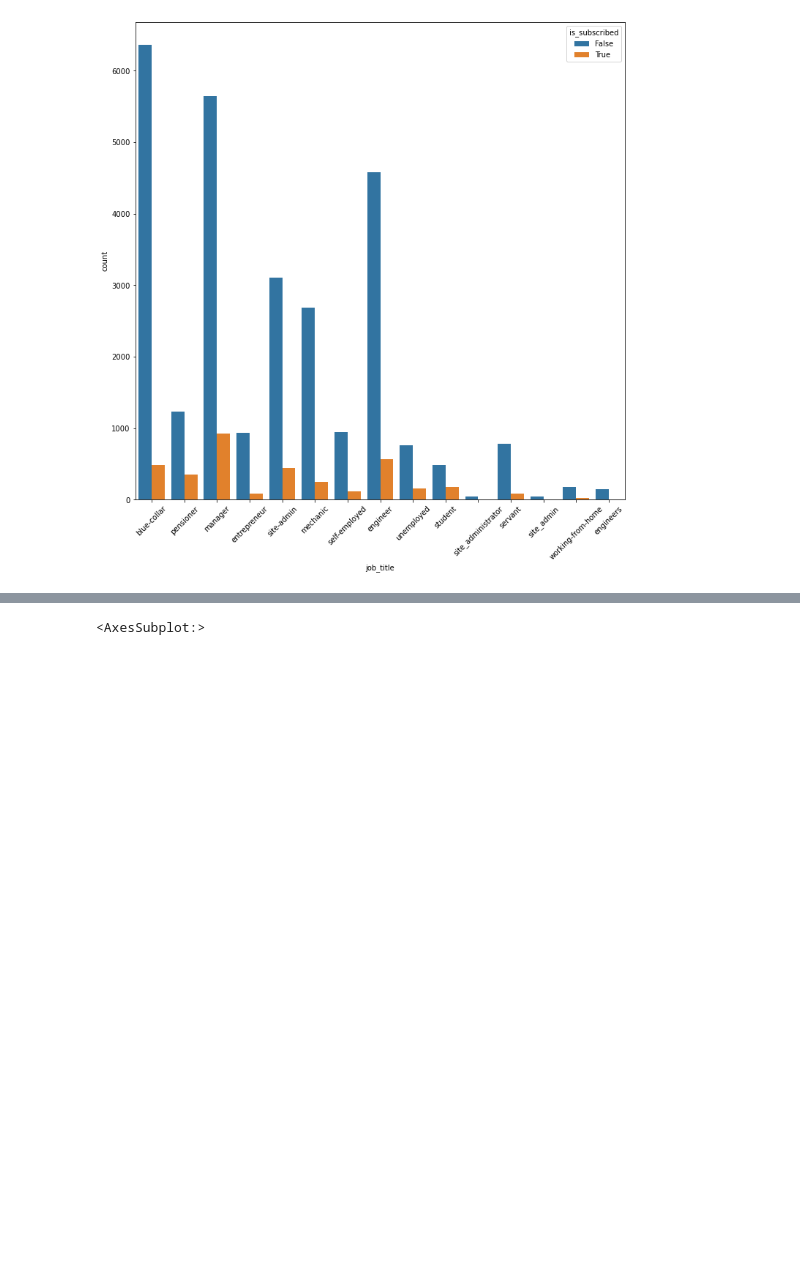
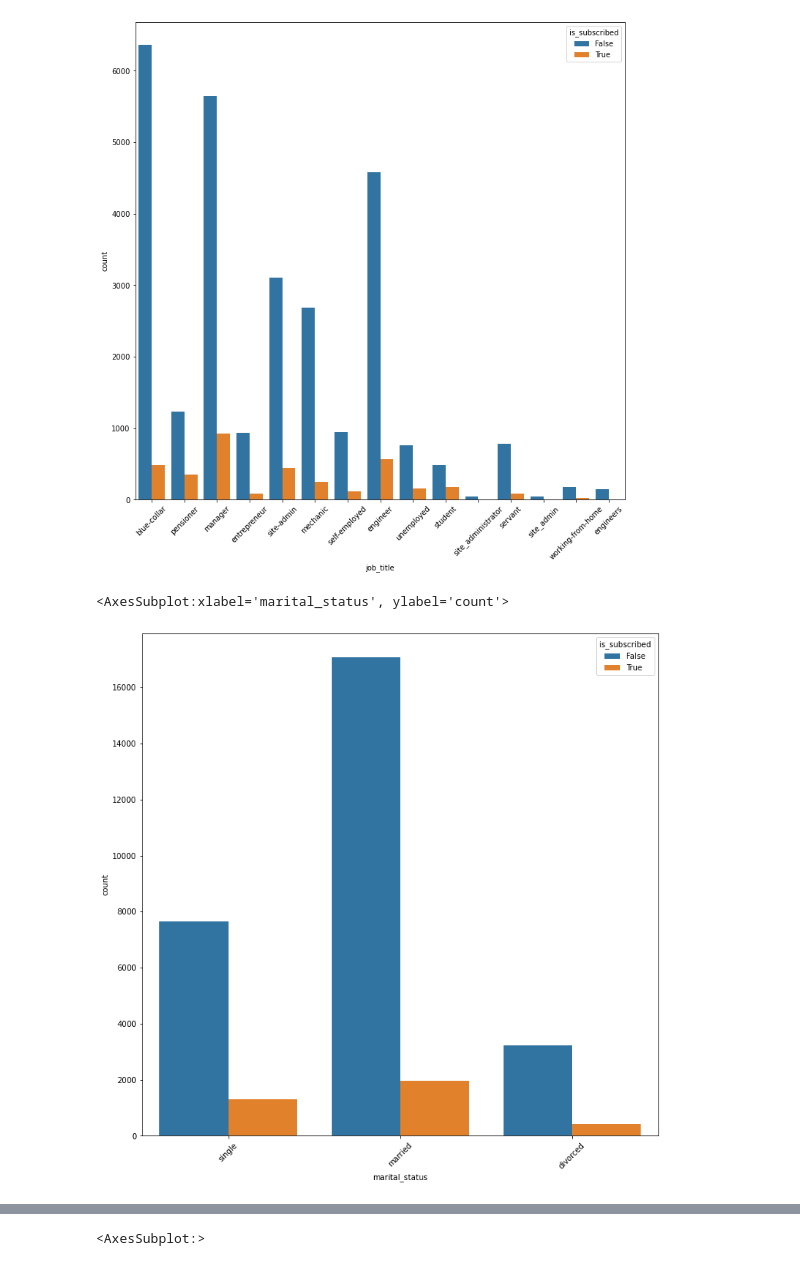
Before and after one commit to aliyusifov99/iba-competition, a Jupyter notebook: visualizations.ipynb, the cells around one changed output, grey strips where cells are left out. Saved outputs shown, nothing was run; the diff lists cells and outputs as text; code cells hidden in the pictures; blank space fills up the shorter version.

```diff
--- a/visualizations.ipynb
+++ b/visualizations.ipynb
@@ -45,6 +45,13 @@ sns.countplot(data=df, x='job_title', hue='is_subscribed')
 # %% [output]
 <AxesSubplot:xlabel='job_title', ylabel='count'>
 [figure]
+# %%
+plt.figure(figsize=(12, 12))
+plt.xticks(rotation=45)
+sns.countplot(data=df, x='marital_status', hue='is_subscribed')
+# %% [output]
+<AxesSubplot:xlabel='marital_status', ylabel='count'>
+[figure, added]
 # %%
 df[['cust_age','cust_balance']] = df[['cust_age','cust_balance']].astype(str)
 
```
Also changed, not shown: parts of 21 cells of this notebook, 27 other files.
